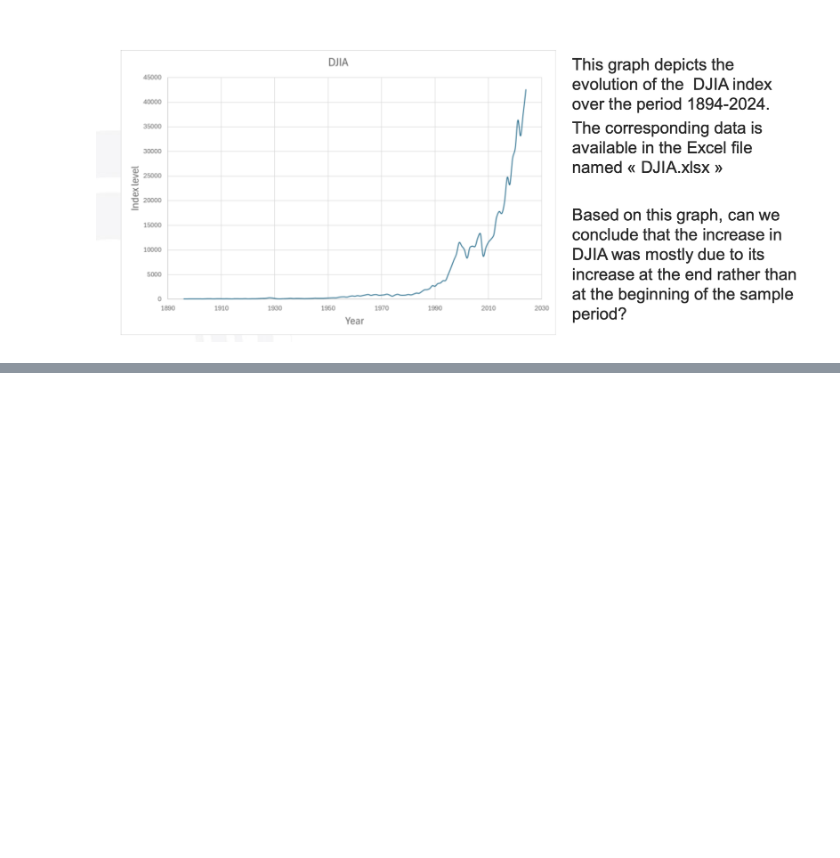
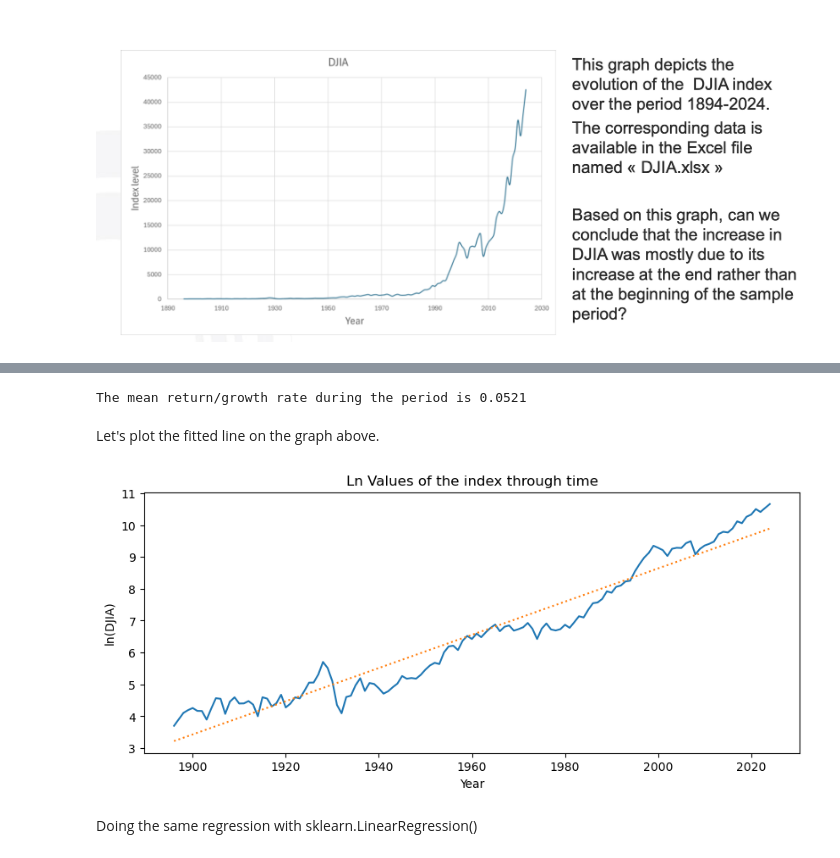
Before and after one commit to ArilesHireche/Investment-and-Financial-Markets-exercises, a Jupyter notebook: DJIA.ipynb, the cells around one changed output, grey strips where cells are left out. Saved outputs shown, nothing was run; the diff lists cells and outputs as text; code cells hidden in the pictures; blank space fills up the shorter version.

```diff
--- a/DJIA.ipynb
+++ b/DJIA.ipynb
@@ -8,0 +76,7 @@ df = pd.read_excel("/Users/hirecheariles/Documents/Cours/Master Finance/IFM/.xls
+# %%
+import statsmodels.api as sm
+
+X=sm.add_constant(df.index)
+y=df["ln(Value)"]
+mdl=sm.OLS(y, X).fit()
+mdl.summary()
@@ -8,0 +105,18 @@ df = pd.read_excel("/Users/hirecheariles/Documents/Cours/Master Finance/IFM/.xls
+# %%
+print("The mean return/growth rate during the period is", mdl.params.iloc[1].round(4))
+# %% [output]
+The mean return/growth rate during the period is 0.0521
+# %% [markdown]
+Let's plot the fitted line on the graph above.
+# %%
+plt.figure(figsize=(10,4))
+plt.plot(df.index, df["ln(Value)"])
+plt.title("Ln Values of the index through time")
+plt.xlabel("Year")
+plt.ylabel("ln(DJIA)")
+
+plt.plot(mdl.fittedvalues, linestyle=":");
+# %% [output]
+[figure, added]
+# %% [markdown]
+Doing the same regression with sklearn.LinearRegression()
```
Also changed, not shown: parts of 12 cells of this notebook.
